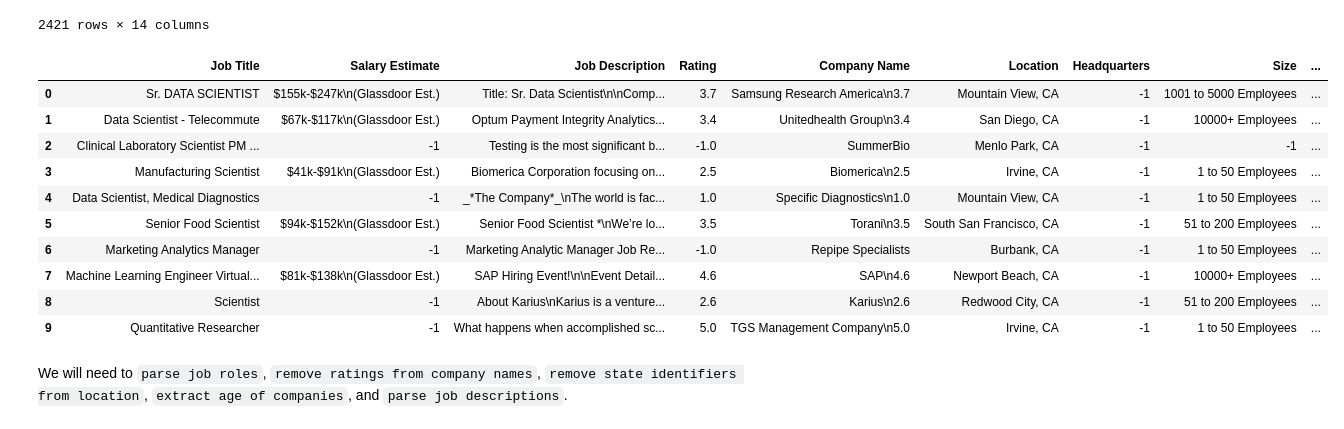
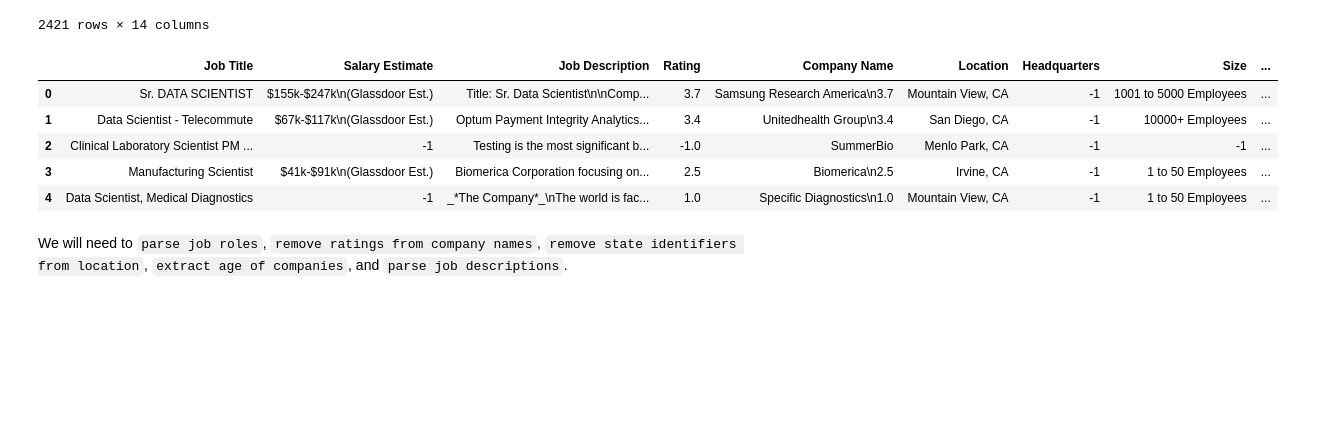
Before and after one commit to Jahnic/Portfolio, a Jupyter notebook: JobRoleClassifier/data_clean.ipynb, the cells around one changed output. Drawn from its saved outputs; the diff is of its cells as text; code cells hidden in the pictures; blank space fills up the shorter version.

```diff
--- a/JobRoleClassifier/data_clean.ipynb
+++ b/JobRoleClassifier/data_clean.ipynb
@@ -84,21 +84,18 @@ df
 | 2420 | Principal Data Scientist - Health... | $134k-$218k\n(Glassdoor Est.) | The Position\n\n\nPosition is bas... | 4.1 | Genentech\n4.1 | Los Angeles, CA | -1 | 10000+ Employees | ... |
 2421 rows × 14 columns
 # %%
+# Display all columns
+pd.set_option('display.max_columns', None)
 # Remove duplicate records from combined search queries.
 df = df[df["Job Description"].duplicated() == False]
-df.head(10)
+df.head()
 # %% [output]
 |  | Job Title | Salary Estimate | Job Description | Rating | Company Name | Location | Headquarters | Size | ... |
 | 0 | Sr. DATA SCIENTIST | $155k-$247k\n(Glassdoor Est.) | Title: Sr. Data Scientist\n\nComp... | 3.7 | Samsung Research America\n3.7 | Mountain View, CA | -1 | 1001 to 5000 Employees | ... |
 | 1 | Data Scientist - Telecommute | $67k-$117k\n(Glassdoor Est.) | Optum Payment Integrity Analytics... | 3.4 | Unitedhealth Group\n3.4 | San Diego, CA | -1 | 10000+ Employees | ... |
 | 2 | Clinical Laboratory Scientist PM ... | -1 | Testing is the most significant b... | -1.0 | SummerBio | Menlo Park, CA | -1 | -1 | ... |
 | 3 | Manufacturing Scientist | $41k-$91k\n(Glassdoor Est.) | Biomerica Corporation focusing on... | 2.5 | Biomerica\n2.5 | Irvine, CA | -1 | 1 to 50 Employees | ... |
 | 4 | Data Scientist, Medical Diagnostics | -1 | _*The Company*_\nThe world is fac... | 1.0 | Specific Diagnostics\n1.0 | Mountain View, CA | -1 | 1 to 50 Employees | ... |
-| 5 | Senior Food Scientist | $94k-$152k\n(Glassdoor Est.) | Senior Food Scientist *\nWe’re lo... | 3.5 | Torani\n3.5 | South San Francisco, CA | -1 | 51 to 200 Employees | ... |
-| 6 | Marketing Analytics Manager | -1 | Marketing Analytic Manager Job Re... | -1.0 | Repipe Specialists | Burbank, CA | -1 | 1 to 50 Employees | ... |
-| 7 | Machine Learning Engineer Virtual... | $81k-$138k\n(Glassdoor Est.) | SAP Hiring Event!\n\nEvent Detail... | 4.6 | SAP\n4.6 | Newport Beach, CA | -1 | 10000+ Employees | ... |
-| 8 | Scientist | -1 | About Karius\nKarius is a venture... | 2.6 | Karius\n2.6 | Redwood City, CA | -1 | 51 to 200 Employees | ... |
-| 9 | Quantitative Researcher | -1 | What happens when accomplished sc... | 5.0 | TGS Management Company\n5.0 | Irvine, CA | -1 | 1 to 50 Employees | ... |
 # %% [markdown]
 We will need to `parse job roles`, `remove ratings from company names`, `remove state identifiers from location`, `extract age of companies`, and `parse job descriptions`.
 # %% [markdown]
```
Also changed, not shown: parts of 9 cells of this notebook, 1 other file.
